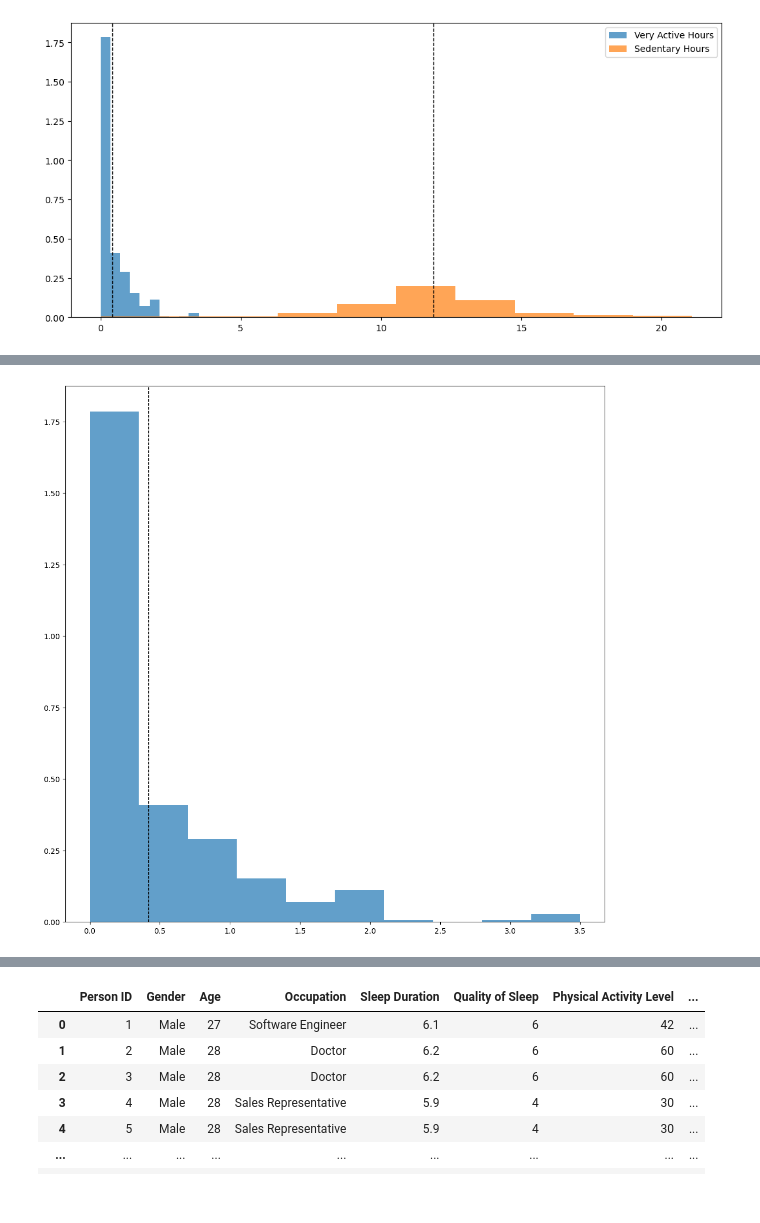
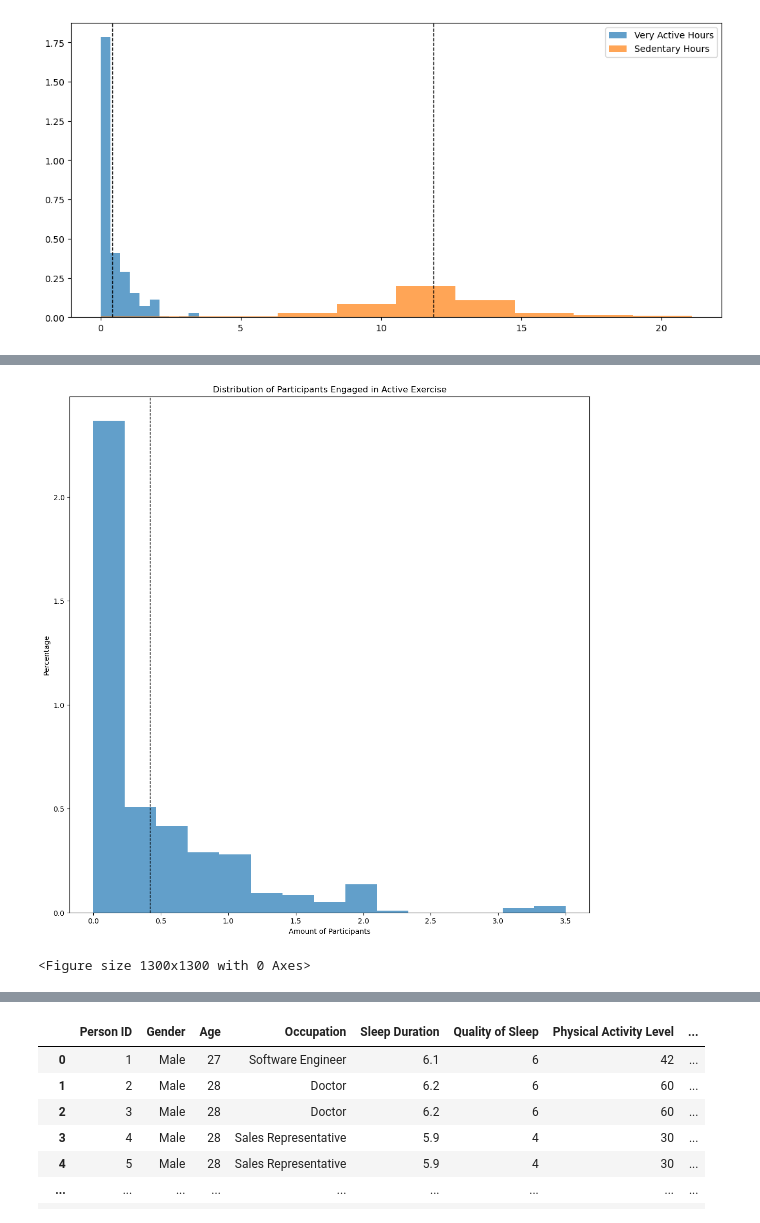
Before and after one commit to nicholaishaw/sleep-and-health-project, a Jupyter notebook: DataCleaning_Notebook.ipynb, the cells around one changed output, grey strips where cells are left out. Saved outputs shown, nothing was run; the diff lists cells and outputs as text; code cells hidden in the pictures.

```diff
--- a/DataCleaning_Notebook.ipynb
+++ b/DataCleaning_Notebook.ipynb
@@ -126,4 +126,5 @@ merged_df
 | 412 | 8792009665 | 5/4/2016 | 2283 | 1.46 | 1.46 | 0.0 | ... |
 413 rows × 21 columns
 # %%
-merged_df = merged_df[merged_df["VeryActiveHours"]]
+merged_df["FairlyActiveHours"] = merged_df["FairlyActiveMinutes"]/60
+merged_df
@@ -129,0 +145,3 @@ merged_df = merged_df[merged_df["VeryActiveHours"]]
+# %%
+merged_df["LightlyActiveHours"] = merged_df["LightlyActiveMinutes"]/60
+merged_df
@@ -176,10 +251,16 @@ LinregressResult(slope=-0.294124366097534, intercept=7.114599506881059, rvalue=-
 # %%
 #Histogram for Very Active Duration
-plt.hist(very_active, 10, density=True, alpha=0.7, label="Very Active Hours")
+plt.hist(very_active, 15, density=True, alpha=0.7, label="Very Active Hours")
 plt.axvline(very_active.mean(), color="k", linestyle="dashed", linewidth=1)
+plt.xlabel("Amount of Participants")
+plt.ylabel("Percentage")
+plt.title("Distribution of Participants Engaged in Active Exercise")
 plt.show()
+
+plt.savefig('Distribution of Participants Engaged in Active Exercise', bbox_inches='tight')
 # %% [output]
-[figure, old version]
+[figure, new version]
+<Figure size 1300x1300 with 0 Axes>
 # %%
 #Linear Regression for Sedentary Minutes
 
```
Also changed, not shown: parts of 9 cells of this notebook, 9 other files.
